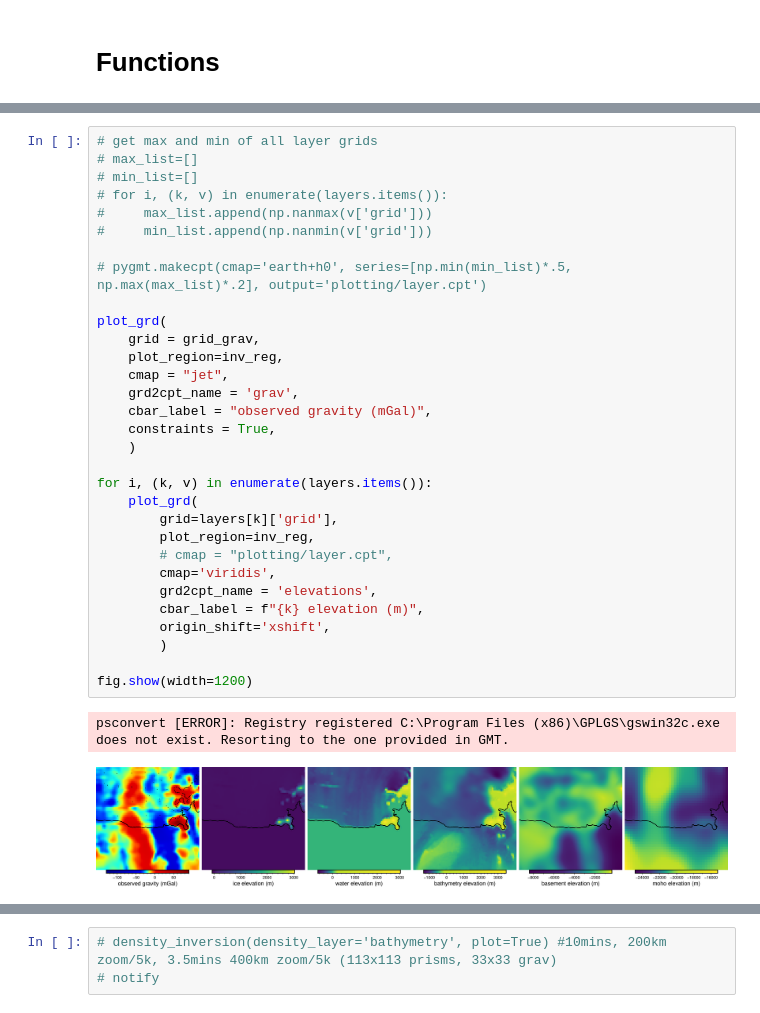
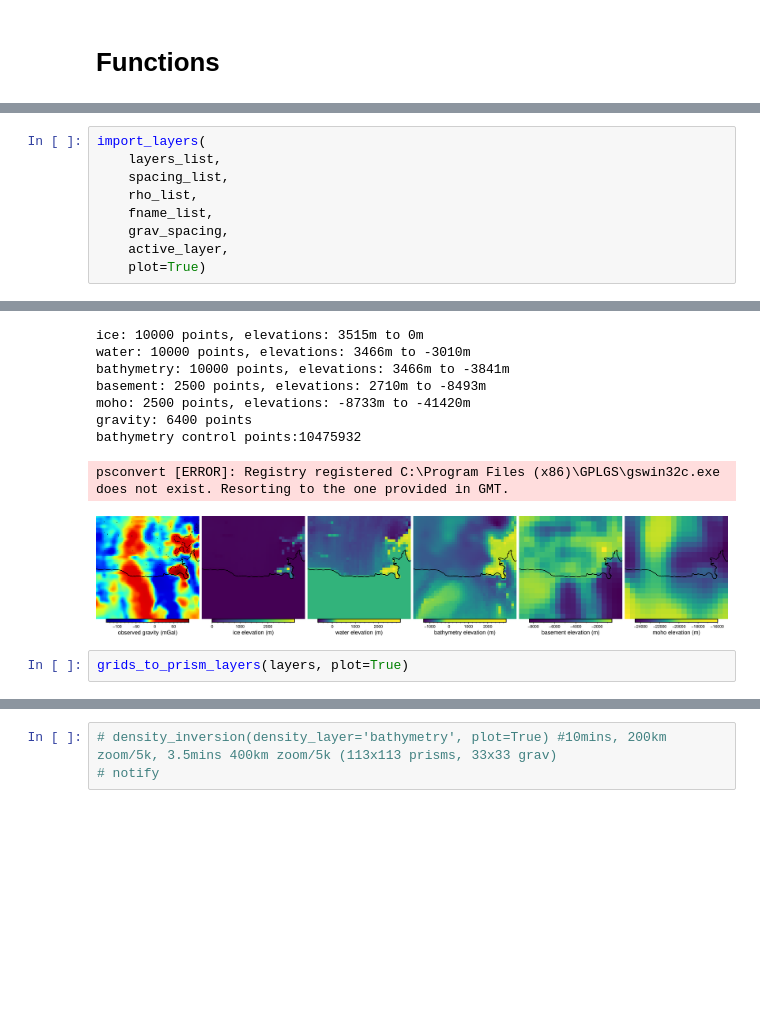
Before and after one commit to mdtanker/RIS_gravity_inversion, a Jupyter notebook: RIS_inversion.ipynb, the cells around one changed output, grey strips where cells are left out. Drawn from its saved outputs; the diff is of its cells as text; blank space fills up the shorter version.

```diff
--- a/RIS_inversion.ipynb
+++ b/RIS_inversion.ipynb
@@ -727,34 +793,10 @@ bathymetry control points:10475932
-# %%
-# get max and min of all layer grids
-# max_list=[]
-# min_list=[]
-# for i, (k, v) in enumerate(layers.items()):
-#     max_list.append(np.nanmax(v['grid']))
-#     min_list.append(np.nanmin(v['grid']))
-
-# pygmt.makecpt(cmap='earth+h0', series=[np.min(min_list)*.5, np.max(max_list)*.2], output='plotting/layer.cpt')
-
-plot_grd(
-    grid = grid_grav,
-    plot_region=inv_reg,
-    cmap = "jet",
-    grd2cpt_name = 'grav',
-    cbar_label = "observed gravity (mGal)",
-    constraints = True,
-    )
-
-for i, (k, v) in enumerate(layers.items()):
-    plot_grd(
-        grid=layers[k]['grid'],
-        plot_region=inv_reg,
-        # cmap = "plotting/layer.cpt",
-        cmap='viridis',
-        grd2cpt_name = 'elevations',
-        cbar_label = f"{k} elevation (m)",
-        origin_shift='xshift',
-        )
-
-fig.show(width=1200)
-# %% [output]
-psconvert [ERROR]: Registry registered C:\Program Files (x86)\GPLGS\gswin32c.exe does not exist. Resorting to the one provided in GMT.
-[figure, removed]
+# %%
+import_layers(
+    layers_list,
+    spacing_list,
+    rho_list,
+    fname_list,
+    grav_spacing,
+    active_layer,
+    plot=True)
+# %% [output]
@@ -761 +815,12 @@ psconvert [ERROR]: Registry registered C:\Program Files (x86)\GPLGS\gswin32c.exe
+ice: 10000 points, elevations: 3515m to 0m
+water: 10000 points, elevations: 3466m to -3010m
+bathymetry: 10000 points, elevations: 3466m to -3841m
+basement: 2500 points, elevations: 2710m to -8493m
+moho: 2500 points, elevations: -8733m to -41420m
+gravity: 6400 points
+bathymetry control points:10475932
+psconvert [ERROR]: Registry registered C:\Program Files (x86)\GPLGS\gswin32c.exe does not exist. Resorting to the one provided in GMT.
+[figure, added]
+# %%
+grids_to_prism_layers(layers, plot=True)
 # %%
```
Also changed, not shown: parts of 10 cells of this notebook, 3 other files.
